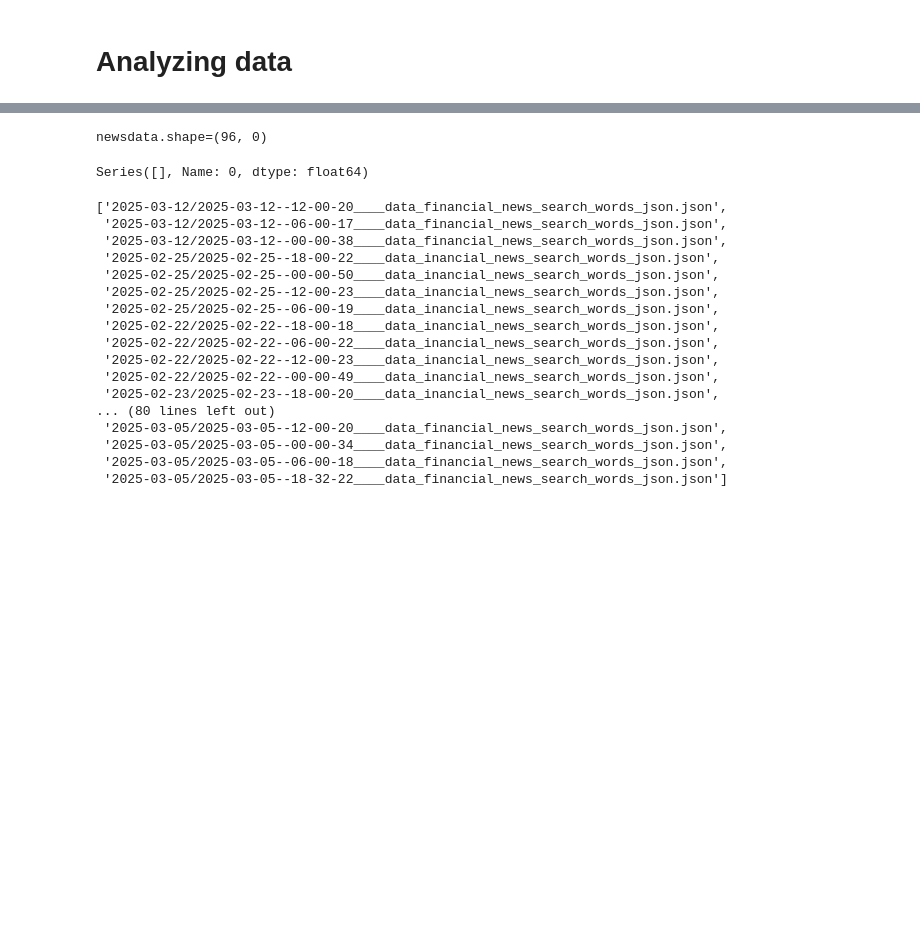
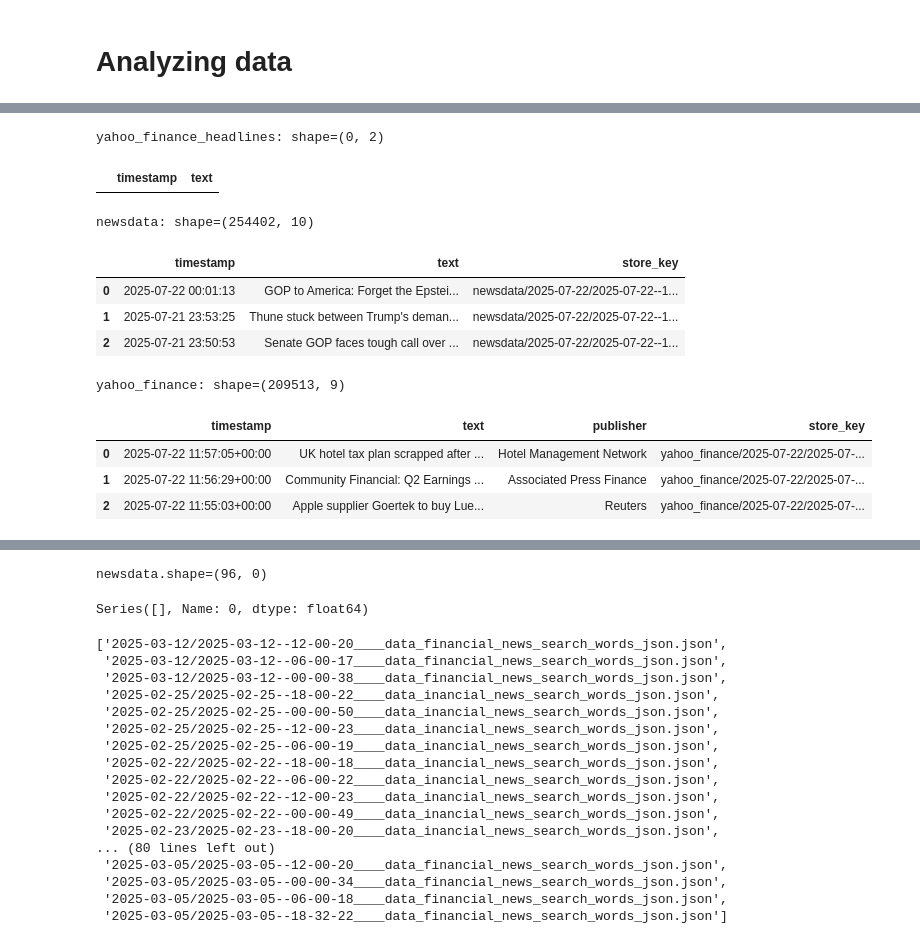
Before and after one commit to thorwhalen/mood, a Jupyter notebook: misc/news_mood.ipynb, the cells around one changed output, grey strips where cells are left out. Cells and saved outputs as stored; diff of their text form; code cells hidden in the pictures; blank space fills up the shorter version.

```diff
--- a/misc/news_mood.ipynb
+++ b/misc/news_mood.ipynb
@@ -9,0 +10,14 @@ len(s)
+# %%
+from pprint import pprint
+
+headlines_kinds = ["yahoo_finance_headlines", "newsdata", "yahoo_finance"]
+
+def headline_store(store, headline_kind):
+    return dol.cache_iter(dol.filt_iter(store, filt=lambda k: k.startswith(headline_kind + '/')))
+
+def peek_at_data(store, headline_kind):
+    headlines_store = headline_store(store, headline_kind)
+    k, v = next(iter(headlines_store.items()))
+    print(f"Key: {k}")
+    print("Value:")
+    pprint(v)
@@ -9,0 +229,28 @@ len(s)
+# %%
+# Preview a few rows for each kind
+from IPython.display import display
+kinds = ["yahoo_finance_headlines", "newsdata", "yahoo_finance"]
+funcs = {
+    "yahoo_finance_headlines": to_df_yahoo_finance_headlines,
+    "newsdata": to_df_newsdata,
+    "yahoo_finance": to_df_yahoo_finance,
+}
+
+for k in kinds:
+    df = funcs[k](s)
+    print(f"{k}: shape={df.shape}")
+    cols = [c for c in ["timestamp", "text", "publisher", "url", "store_key"] if c in df.columns]
+    display(df[cols].head(3))
+# %% [output]
+yahoo_finance_headlines: shape=(0, 2)
+|  | timestamp | text |
+newsdata: shape=(254402, 10)
+|  | timestamp | text | store_key |
+| 0 | 2025-07-22 00:01:13 | GOP to America: Forget the Epstei... | newsdata/2025-07-22/2025-07-22--1... |
+| 1 | 2025-07-21 23:53:25 | Thune stuck between Trump's deman... | newsdata/2025-07-22/2025-07-22--1... |
+| 2 | 2025-07-21 23:50:53 | Senate GOP faces tough call over ... | newsdata/2025-07-22/2025-07-22--1... |
+yahoo_finance: shape=(209513, 9)
+|  | timestamp | text | publisher | store_key |
+| 0 | 2025-07-22 11:57:05+00:00 | UK hotel tax plan scrapped after ... | Hotel Management Network | yahoo_finance/2025-07-22/2025-07-... |
+| 1 | 2025-07-22 11:56:29+00:00 | Community Financial: Q2 Earnings ... | Associated Press Finance | yahoo_finance/2025-07-22/2025-07-... |
+| 2 | 2025-07-22 11:55:03+00:00 | Apple supplier Goertek to buy Lue... | Reuters | yahoo_finance/2025-07-22/2025-07-... |
```
Also changed, not shown: parts of 13 cells of this notebook.
